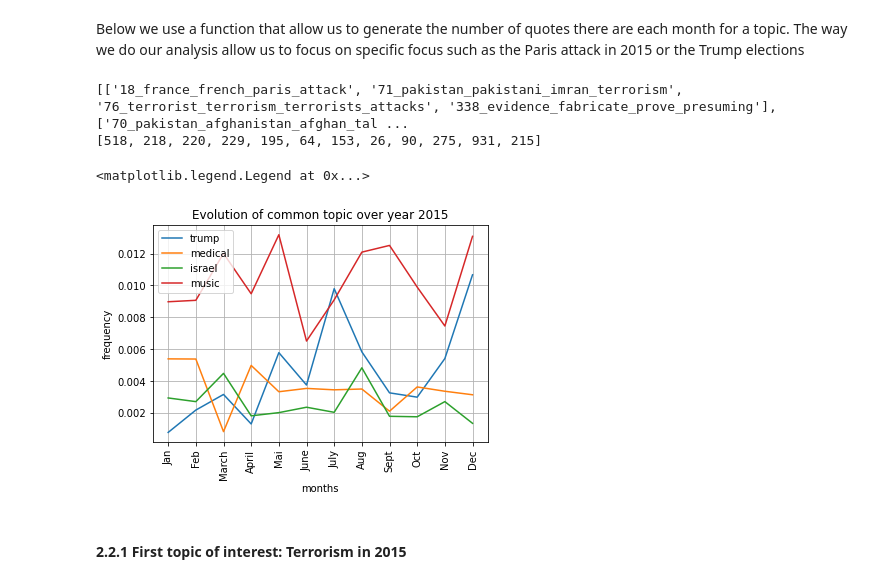
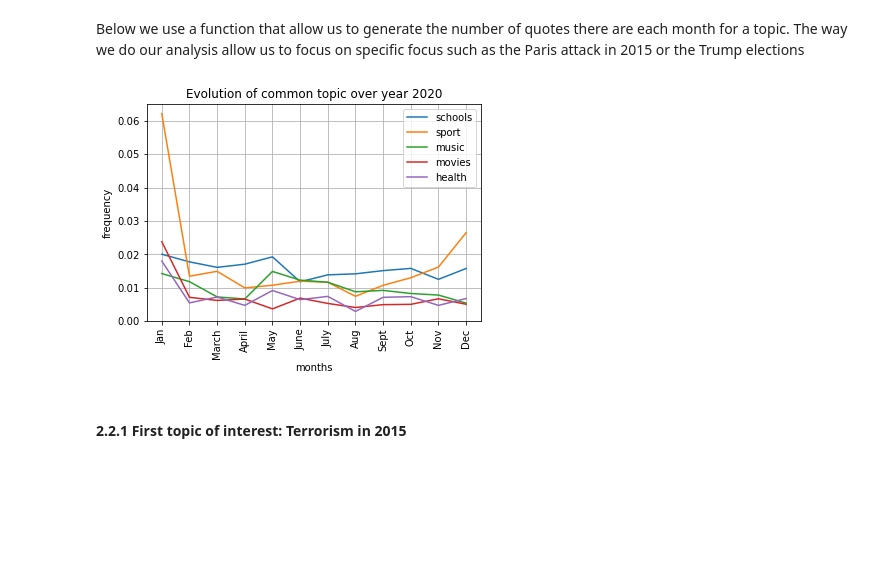
Before and after one commit to epfl-ada/ada-2021-project-adaventurers, a Jupyter notebook: Adaventurers-Project.ipynb, the cells around one changed output. Cells and saved outputs as stored; diff of their text form; code cells hidden in the pictures; blank space fills up the shorter version.

```diff
--- a/Adaventurers-Project.ipynb
+++ b/Adaventurers-Project.ipynb
@@ -535,38 +536,36 @@ def topics_by_month_analysis(words_of_interest,nbr_of_topics,df_quotes,df_topics
                             already_counted_topic=True
 
     return [quotes_count, quotes_title,num_quotes ]
-# %%
-# Parameters:
-nbr_of_topics = 0
-list_trump = ["donald","trump"]
-list_medic = ["medicaid","medicare","healthcare","obamacare"]
-list_israel = ["israel","palestin"]
-list_music  = ["music","song","album","songs"]
-list_attack =["attack","terrorism"]
-
-lists_ = [list_trump,list_medic,list_israel,list_music]
-labels =["trump","medical","israel","music"]
-# %% [output]
-[['18_france_french_paris_attack', '71_pakistan_pakistani_imran_terrorism', '76_terrorist_terrorism_terrorists_attacks', '338_evidence_fabricate_prove_presuming'], ['70_pakistan_afghanistan_afghan_tal ...
-[518, 218, 220, 229, 195, 64, 153, 26, 90, 275, 931, 215]
+# %%
+# Parameters:
+nbr_of_topics = 0
+list_schools = ["school","students","education","schools"]
+list_sport = ["half","defense","shots","game"]
+list_music  = ["music","song","album","songs"]
+list_movies = ["film","movie","films","movies"]
+list_medic = ["health","care_patients","insurance"]
+
+
+lists_ = [list_schools,list_sport,list_music,list_movies,list_medic]
+labels =["schools","sport","music","movies","health"]
 # %%
 plt.figure()
 
 for i,list_ in enumerate(lists_):
-    count, _ ,num_quotes = topics_by_month_analysis(list_, nbr_of_topics, df_quotes, df_topics)
+    count, _ ,num_quotes = topics_by_month_analysis(list_, nbr_of_topics, df_quotes_year[2], df_topics_year[2])
 
     plt.plot(range(1,13),np.array(count)/np.array(num_quotes),label=labels[i])
 
 
 plt.ylabel("frequency")
 plt.xlabel("months")
 plt.xticks(range(1,13),["Jan","Feb","March","April","May","June","July","Aug","Sept","Oct","Nov","Dec"],rotation=90)
 plt.grid()
 plt.title(f"Evolution of common topic over year {year}")
 plt.legend()
+plt.savefig("results/figures/common_topics_2017.png")
 # %% [output]
-<matplotlib.legend.Legend at 0x...>
-[figure, old version]
+[figure, new version]
 # %%
 def plot_topic_over_year(list_,label,savepath,year_init=2015,year_end=2020):
     colors = ['b','k','r','y','m','g']
```
Also changed, not shown: parts of 28 cells of this notebook, 8 other files.
